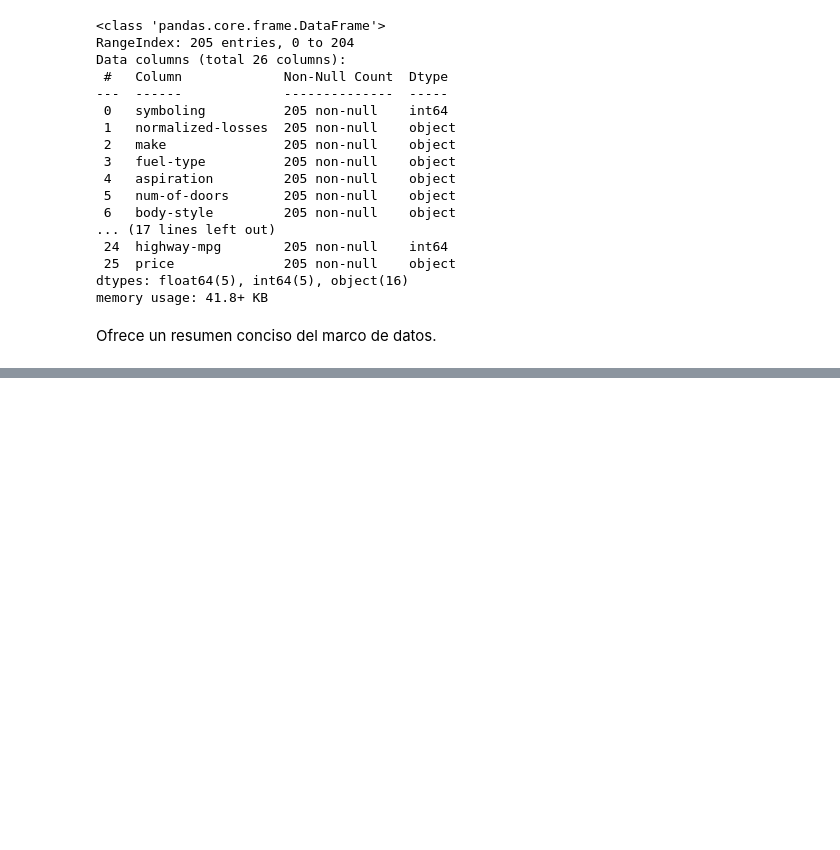
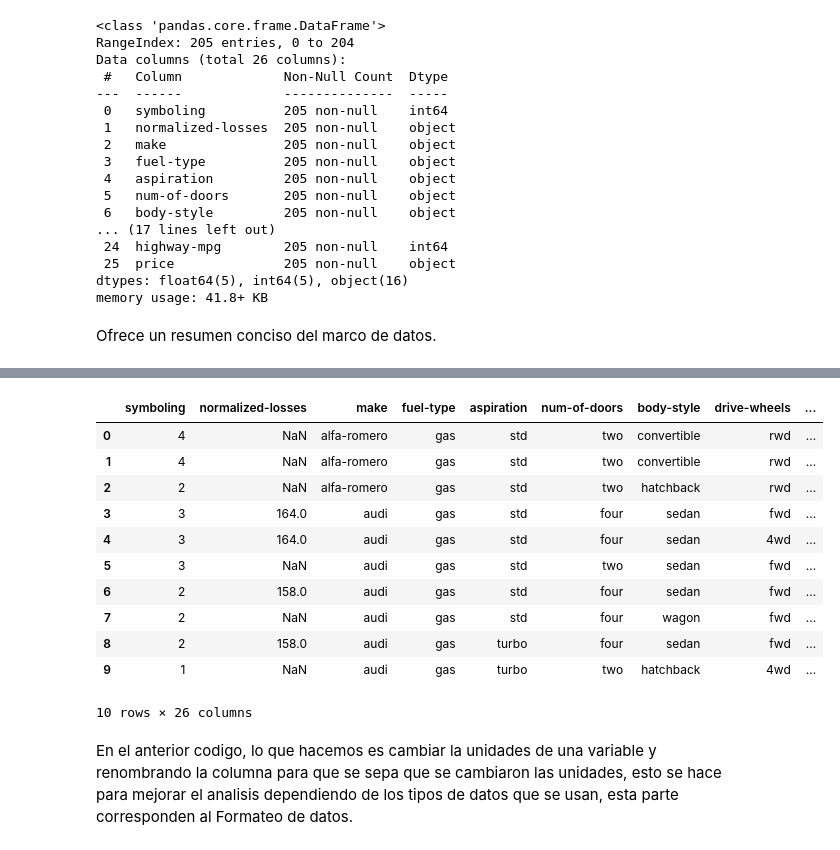
Before and after one commit to HDanny7/CDP, a Jupyter notebook: Senatec/Analisis de Datos/ejemplo.ipynb, the cells around one changed output, grey strips where cells are left out. Drawn from its saved outputs; the diff is of its cells as text; code cells hidden in the pictures; blank space fills up the shorter version.

```diff
--- a/Senatec/Analisis de Datos/ejemplo.ipynb
+++ b/Senatec/Analisis de Datos/ejemplo.ipynb
@@ -150,0 +183,3 @@ Ofrece un resumen conciso del marco de datos.
+# %%
+df.dropna(subset=['price'], axis=0, inplace= True)
+df = df.dropna(subset=['price'], axis=0)
@@ -150,0 +188,4 @@ Ofrece un resumen conciso del marco de datos.
+# %%
+df['normalized-losses'] = pd.to_numeric(df['normalized-losses'], errors='coerce')
+mean = df['normalized-losses'].mean()
+df['normalized-losses'].replace(np.nan, mean)
@@ -150,0 +207,19 @@ Ofrece un resumen conciso del marco de datos.
+# %%
+df['city-mpg'] = 235 / df['city-mpg']
+df.rename(columns={'city-mpg': 'city-L/100km'}, inplace=True)
+df.head(10)
+# %% [output]
+|  | symboling | normalized-losses | make | fuel-type | aspiration | num-of-doors | body-style | drive-wheels | ... |
+| 0 | 4 | NaN | alfa-romero | gas | std | two | convertible | rwd | ... |
+| 1 | 4 | NaN | alfa-romero | gas | std | two | convertible | rwd | ... |
+| 2 | 2 | NaN | alfa-romero | gas | std | two | hatchback | rwd | ... |
+| 3 | 3 | 164.0 | audi | gas | std | four | sedan | fwd | ... |
+| 4 | 3 | 164.0 | audi | gas | std | four | sedan | 4wd | ... |
+| 5 | 3 | NaN | audi | gas | std | two | sedan | fwd | ... |
+| 6 | 2 | 158.0 | audi | gas | std | four | sedan | fwd | ... |
+| 7 | 2 | NaN | audi | gas | std | four | wagon | fwd | ... |
+| 8 | 2 | 158.0 | audi | gas | turbo | four | sedan | fwd | ... |
+| 9 | 1 | NaN | audi | gas | turbo | two | hatchback | 4wd | ... |
+10 rows × 26 columns
+# %% [markdown]
+En el anterior codigo, lo que hacemos es cambiar la unidades de una variable y renombrando la columna para que se sepa que se cambiaron las unidades, esto se hace para mejorar el analisis dependiendo de los tipos de datos que se usan, esta parte corresponden al Formateo de datos.
```
Also changed, not shown: parts of 21 cells of this notebook.
